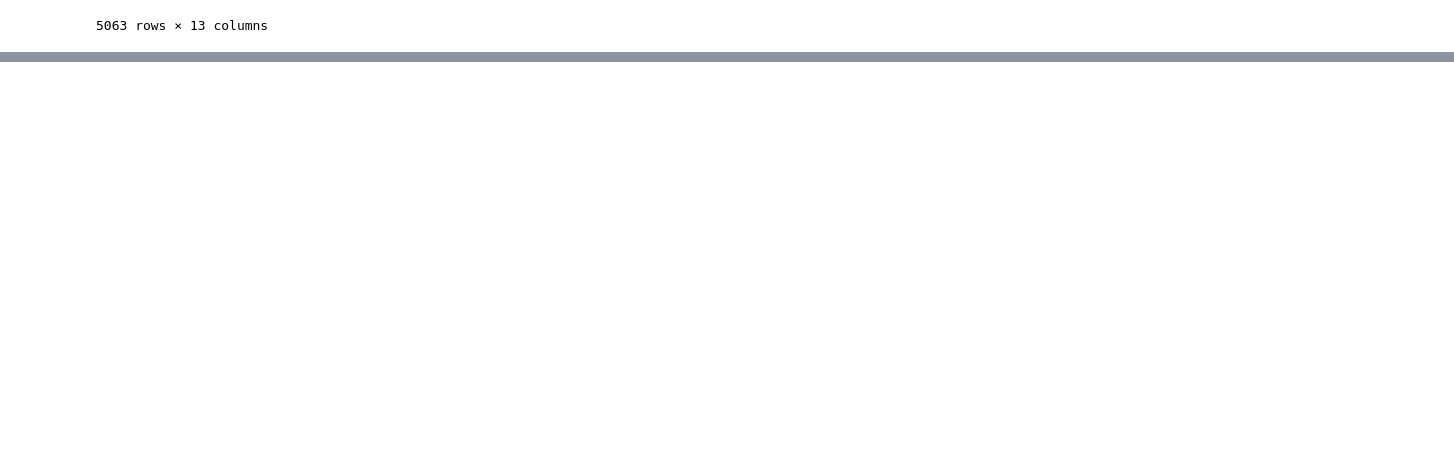
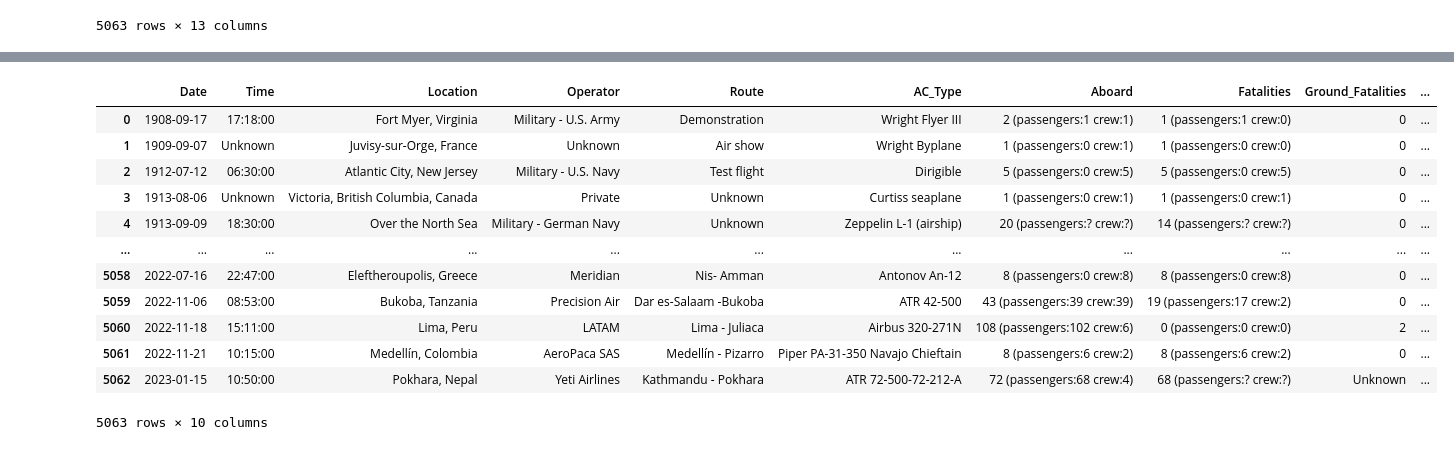
Before and after one commit to marxio09dio/Airplanes-Crashes-Study, a Jupyter notebook: data_cleaning.ipynb, the cells around one changed output, grey strips where cells are left out. Cells and saved outputs as stored; diff of their text form; code cells hidden in the pictures; blank space fills up the shorter version.

```diff
--- a/data_cleaning.ipynb
+++ b/data_cleaning.ipynb
@@ -84,4 +91,0 @@ df
-# %%
-#removing the ? strings
-df = df.replace(to_replace='?', value=np.nan)
-df
@@ -102,3 +91,0 @@ df
-# %%
-df['Time'] = df['Time'].apply(lambda x: x[:-2]+':'+x[-2:] if not pd.isna(x) else x)
-#df['Time'] = pd.to_datetime(df['Time'], format='%H:%M', errors='coerce')
@@ -149 +116,27 @@ Summary                  object
 dtype: object
+# %%
+# some values in Time have a substrings that need to be removed; leading and trailing spaces, need to be deleted;
+df['Time'] = df['Time'].str.replace('c|c:|z|c|Z|:|;', '', regex=True)
+df['Time'] = df['Time'].str.strip()
+# %%
+#":" adding to assist in converting the dtype to HH:MM
+#not able to do this, but Excel is reading it correclty, will return if theres need
+df['Time'] = df['Time'].apply(lambda x: x[:-2]+':'+x[-2:] if x != "Unknown" else x)
+# %%
+# is this even needed?
+df['Time'] = df['Time'].apply(lambda x: x+':00' if x != "Unknown" else x)
+df
+# %% [output]
+|  | Date | Time | Location | Operator | Route | AC_Type | Aboard | Fatalities | Ground_Fatalities | ... |
+| 0 | 1908-09-17 | 17:18:00 | Fort Myer, Virginia | Military - U.S. Army | Demonstration | Wright Flyer III | 2 (passengers:1 crew:1) | 1 (passengers:1 crew:0) | 0 | ... |
+| 1 | 1909-09-07 | Unknown | Juvisy-sur-Orge, France | Unknown | Air show | Wright Byplane | 1 (passengers:0 crew:1) | 1 (passengers:0 crew:0) | 0 | ... |
+| 2 | 1912-07-12 | 06:30:00 | Atlantic City, New Jersey | Military - U.S. Navy | Test flight | Dirigible | 5 (passengers:0 crew:5) | 5 (passengers:0 crew:5) | 0 | ... |
+| 3 | 1913-08-06 | Unknown | Victoria, British Columbia, Canada | Private | Unknown | Curtiss seaplane | 1 (passengers:0 crew:1) | 1 (passengers:0 crew:1) | 0 | ... |
+| 4 | 1913-09-09 | 18:30:00 | Over the North Sea | Military - German Navy | Unknown | Zeppelin L-1 (airship) | 20 (passengers:? crew:?) | 14 (passengers:? crew:?) | 0 | ... |
+| ... | ... | ... | ... | ... | ... | ... | ... | ... | ... | ... |
+| 5058 | 2022-07-16 | 22:47:00 | Eleftheroupolis, Greece | Meridian | Nis- Amman | Antonov An-12 | 8 (passengers:0 crew:8) | 8 (passengers:0 crew:8) | 0 | ... |
+| 5059 | 2022-11-06 | 08:53:00 | Bukoba, Tanzania | Precision Air | Dar es-Salaam -Bukoba | ATR 42-500 | 43 (passengers:39 crew:39) | 19 (passengers:17 crew:2) | 0 | ... |
+| 5060 | 2022-11-18 | 15:11:00 | Lima, Peru | LATAM | Lima - Juliaca | Airbus 320-271N | 108 (passengers:102 crew:6) | 0 (passengers:0 crew:0) | 2 | ... |
+| 5061 | 2022-11-21 | 10:15:00 | Medellín, Colombia | AeroPaca SAS | Medellín - Pizarro | Piper PA-31-350 Navajo Chieftain | 8 (passengers:6 crew:2) | 8 (passengers:6 crew:2) | 0 | ... |
+| 5062 | 2023-01-15 | 10:50:00 | Pokhara, Nepal | Yeti Airlines | Kathmandu - Pokhara | ATR 72-500-72-212-A | 72 (passengers:68 crew:4) | 68 (passengers:? crew:?) | Unknown | ... |
+5063 rows × 10 columns
```
Also changed, not shown: parts of 24 cells of this notebook, 1 other file.
